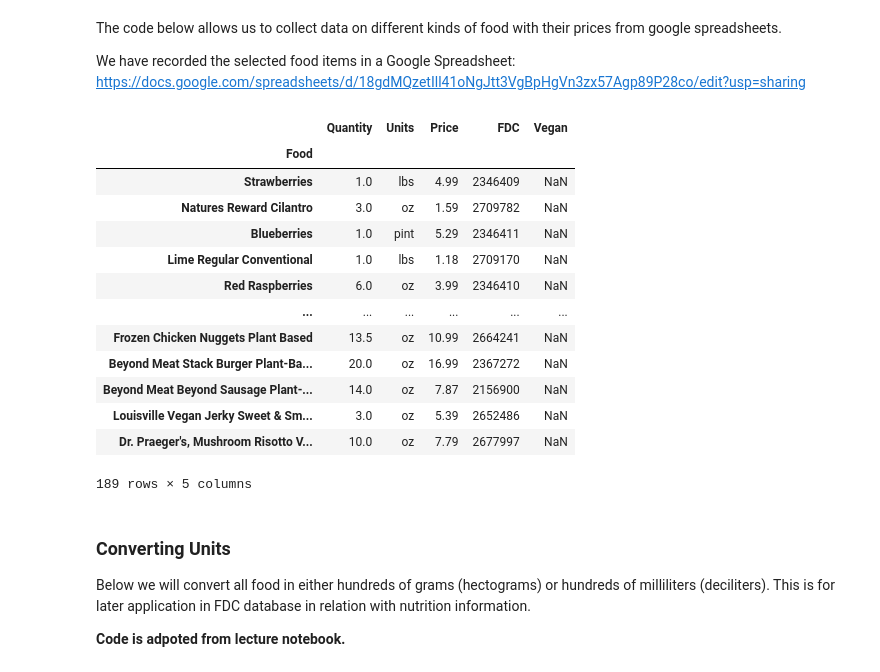
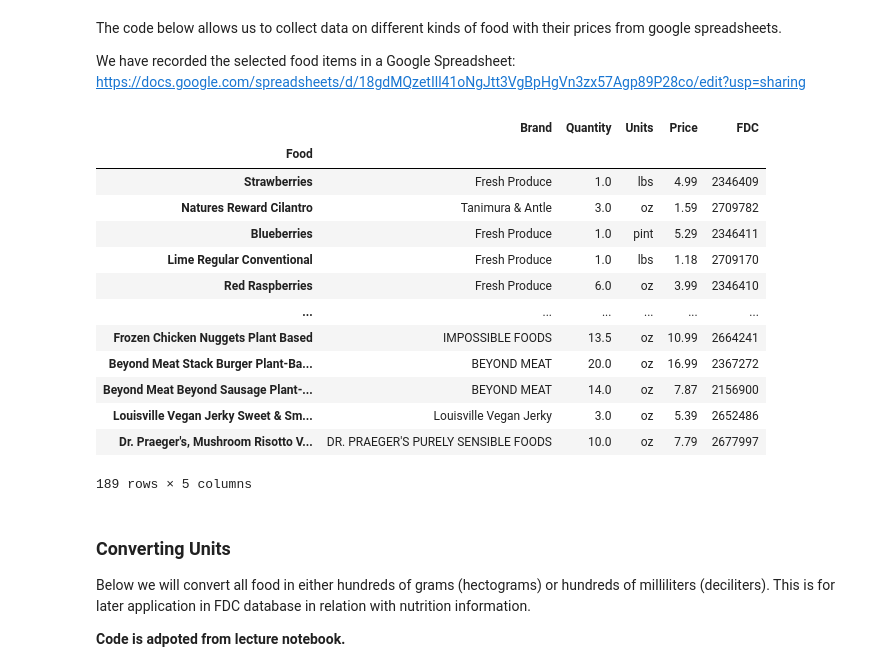
Before and after one commit to marcaina16/EEP-153---Project-2, a Jupyter notebook: proj2_notebook.ipynb, the cells around one changed output. Cells and saved outputs as stored; diff of their text form; code cells hidden in the pictures.

```diff
--- a/proj2_notebook.ipynb
+++ b/proj2_notebook.ipynb
@@ -93,24 +93,24 @@ We have recorded the selected food items in a Google Spreadsheet: [https://docs.
 # %%
 #https://docs.google.com/spreadsheets/d/18gdMQzetIll41oNgJtt3VgBpHgVn3zx57Agp89P28co/edit?usp=sharing
 df = read_sheets("18gdMQzetIll41oNgJtt3VgBpHgVn3zx57Agp89P28co",sheet='Whole Foods')
 
-df = df.set_index('Food').drop(columns=['Brand'])
+df = df.set_index('Food')
 
 df
 # %% [output]
-|  | Quantity | Units | Price | FDC | Vegan |
+|  | Brand | Quantity | Units | Price | FDC |
 | Food |  |  |  |  |  |
-| Strawberries | 1.0 | lbs | 4.99 | 2346409 | NaN |
-| Natures Reward Cilantro | 3.0 | oz | 1.59 | 2709782 | NaN |
-| Blueberries | 1.0 | pint | 5.29 | 2346411 | NaN |
-| Lime Regular Conventional | 1.0 | lbs | 1.18 | 2709170 | NaN |
-| Red Raspberries | 6.0 | oz | 3.99 | 2346410 | NaN |
+| Strawberries | Fresh Produce | 1.0 | lbs | 4.99 | 2346409 |
+| Natures Reward Cilantro | Tanimura & Antle | 3.0 | oz | 1.59 | 2709782 |
+| Blueberries | Fresh Produce | 1.0 | pint | 5.29 | 2346411 |
+| Lime Regular Conventional | Fresh Produce | 1.0 | lbs | 1.18 | 2709170 |
+| Red Raspberries | Fresh Produce | 6.0 | oz | 3.99 | 2346410 |
 | ... | ... | ... | ... | ... | ... |
-| Frozen Chicken Nuggets Plant Based | 13.5 | oz | 10.99 | 2664241 | NaN |
-| Beyond Meat Stack Burger Plant-Ba... | 20.0 | oz | 16.99 | 2367272 | NaN |
-| Beyond Meat Beyond Sausage Plant-... | 14.0 | oz | 7.87 | 2156900 | NaN |
-| Louisville Vegan Jerky Sweet & Sm... | 3.0 | oz | 5.39 | 2652486 | NaN |
-| Dr. Praeger's, Mushroom Risotto V... | 10.0 | oz | 7.79 | 2677997 | NaN |
+| Frozen Chicken Nuggets Plant Based | IMPOSSIBLE FOODS | 13.5 | oz | 10.99 | 2664241 |
+| Beyond Meat Stack Burger Plant-Ba... | BEYOND MEAT | 20.0 | oz | 16.99 | 2367272 |
+| Beyond Meat Beyond Sausage Plant-... | BEYOND MEAT | 14.0 | oz | 7.87 | 2156900 |
+| Louisville Vegan Jerky Sweet & Sm... | Louisville Vegan Jerky | 3.0 | oz | 5.39 | 2652486 |
+| Dr. Praeger's, Mushroom Risotto V... | DR. PRAEGER'S PURELY SENSIBLE FOODS | 10.0 | oz | 7.79 | 2677997 |
 189 rows × 5 columns
 # %% [markdown]
 ### Converting Units
```
Also changed, not shown: parts of 7 cells of this notebook.
